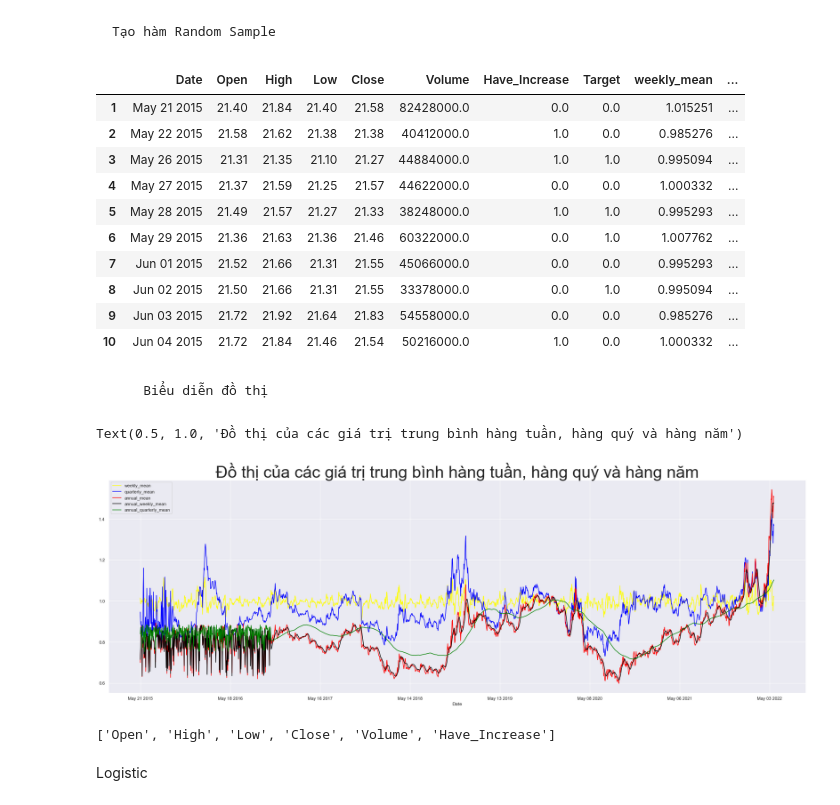
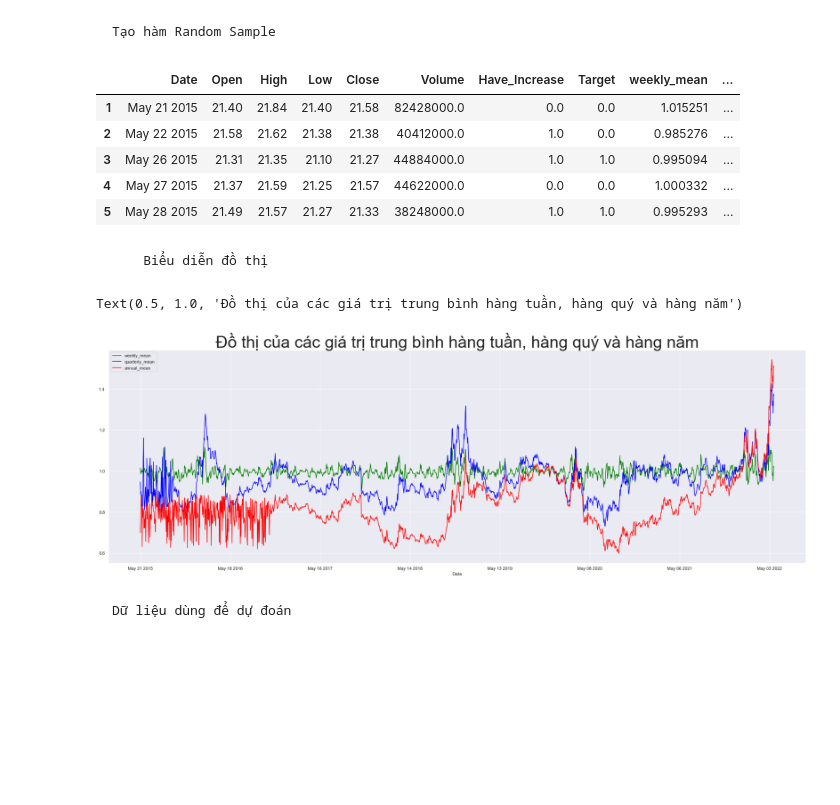
Before and after one commit to LeManhDuy/Data-Science-Stock-Price-Prediction, a Jupyter notebook: feature_engineering.ipynb, the cells around one changed output. Cells and saved outputs as stored; diff of their text form; code cells hidden in the pictures; blank space fills up the shorter version.

```diff
--- a/feature_engineering.ipynb
+++ b/feature_engineering.ipynb
@@ -114,6 +110,3 @@ data['annual_mean'] = annual_mean / data['Close']
-# %%
-data['annual_weekly_mean'] = data['annual_mean'] / data['weekly_mean']
-data['annual_quarterly_mean'] = data['annual_mean'] / data['quarterly_mean']
 # %% [markdown]
     Thêm tỉ số giữa giá mở cửa, giá cao, giá thấp và giá đóng cửa trong ngày.
 
@@ -182,10 +157,7 @@ def random_sample(columname):
 random_sample('weekly_mean')
 random_sample('quarterly_mean')
 random_sample('annual_mean')
-random_sample('annual_weekly_mean')
-random_sample('annual_quarterly_mean')
-
-data.head(10)
+data.head()
 # %% [output]
 |  | Date | Open | High | Low | Close | Volume | Have_Increase | Target | weekly_mean | ... |
 | 1 | May 21 2015 | 21.40 | 21.84 | 21.40 | 21.58 | 82428000.0 | 0.0 | 0.0 | 1.015251 | ... |
@@ -193,22 +165,15 @@ data.head(10)
 | 3 | May 26 2015 | 21.31 | 21.35 | 21.10 | 21.27 | 44884000.0 | 1.0 | 1.0 | 0.995094 | ... |
 | 4 | May 27 2015 | 21.37 | 21.59 | 21.25 | 21.57 | 44622000.0 | 0.0 | 0.0 | 1.000332 | ... |
 | 5 | May 28 2015 | 21.49 | 21.57 | 21.27 | 21.33 | 38248000.0 | 1.0 | 1.0 | 0.995293 | ... |
-| 6 | May 29 2015 | 21.36 | 21.63 | 21.36 | 21.46 | 60322000.0 | 0.0 | 1.0 | 1.007762 | ... |
-| 7 | Jun 01 2015 | 21.52 | 21.66 | 21.31 | 21.55 | 45066000.0 | 0.0 | 0.0 | 0.995293 | ... |
-| 8 | Jun 02 2015 | 21.50 | 21.66 | 21.31 | 21.55 | 33378000.0 | 0.0 | 1.0 | 0.995094 | ... |
-| 9 | Jun 03 2015 | 21.72 | 21.92 | 21.64 | 21.83 | 54558000.0 | 0.0 | 0.0 | 0.985276 | ... |
-| 10 | Jun 04 2015 | 21.72 | 21.84 | 21.46 | 21.54 | 50216000.0 | 1.0 | 0.0 | 1.000332 | ... |
 # %% [markdown]
         Biểu diễn đồ thị
 # %%
 plt.figure(figsize=(70,10))
 ax1 = plt.subplot(1, 2, 1)
-data.plot.line(x='Date', y='weekly_mean', ax = ax1, color='yellow', label='weekly_mean')
+data.plot.line(x='Date', y='weekly_mean', ax = ax1, color='green', label='weekly_mean')
 data.plot.line(x='Date', y='quarterly_mean',ax = ax1, color='blue', label='quarterly_mean')
 data.plot.line(x='Date', y='annual_mean',ax = ax1, color='red', label='annual_mean')
-data.plot.line(x='Date', y='annual_weekly_mean',ax = ax1, color='black', label='annual_weekly_mean')
-data.plot.line(x='Date', y='annual_quarterly_mean',ax = ax1, color='green', label='annual_quarterly_mean')
 plt.title("Đồ thị của các giá trị trung bình hàng tuần, hàng quý và hàng năm", fontsize=42)
 # %% [output]
 Text(0.5, 1.0, 'Đồ thị của các giá trị trung bình hàng tuần, hàng quý và hàng năm')
-[figure, old version]
+[figure, new version]
@@ -220,10 +180,9 @@ Text(0.5, 1.0, 'Đồ thị của các giá trị trung bình hàng tuần, hàn
+# %% [markdown]
+    Dữ liệu dùng để dự đoán
 # %%
-i=6
+i=5
 predictors = ['Open', 'High', 'Low', 'Close', 'Volume', 'Have_Increase']
-full_predictors = predictors
-# full_predictors = predictors + ['weekly_mean', 'quarterly_mean', 'annual_mean', 'annual_weekly_mean', 'annual_quarterly_mean', 'open_close_ratio', 'high_close_ratio', 'low_close_ratio']
+full_predictors = predictors + ['weekly_mean', 'quarterly_mean', 'annual_mean', 'open_close_ratio', 'high_close_ratio', 'low_close_ratio']
 full_predictors
+
+X_train, X_test, y_train, y_test = train_test_split(data[full_predictors], data['Target'],test_size=0.2, random_state = i)
-# %% [output]
-['Open', 'High', 'Low', 'Close', 'Volume', 'Have_Increase']
-# %% [markdown]
-Logistic
```
Also changed, not shown: parts of 17 cells of this notebook, 2 other files.
